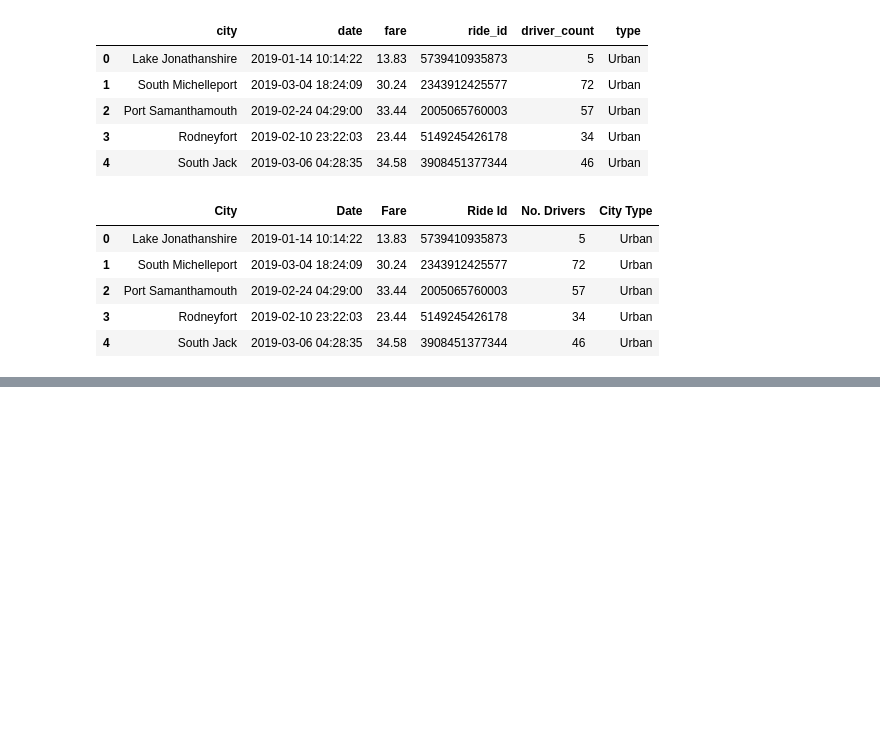
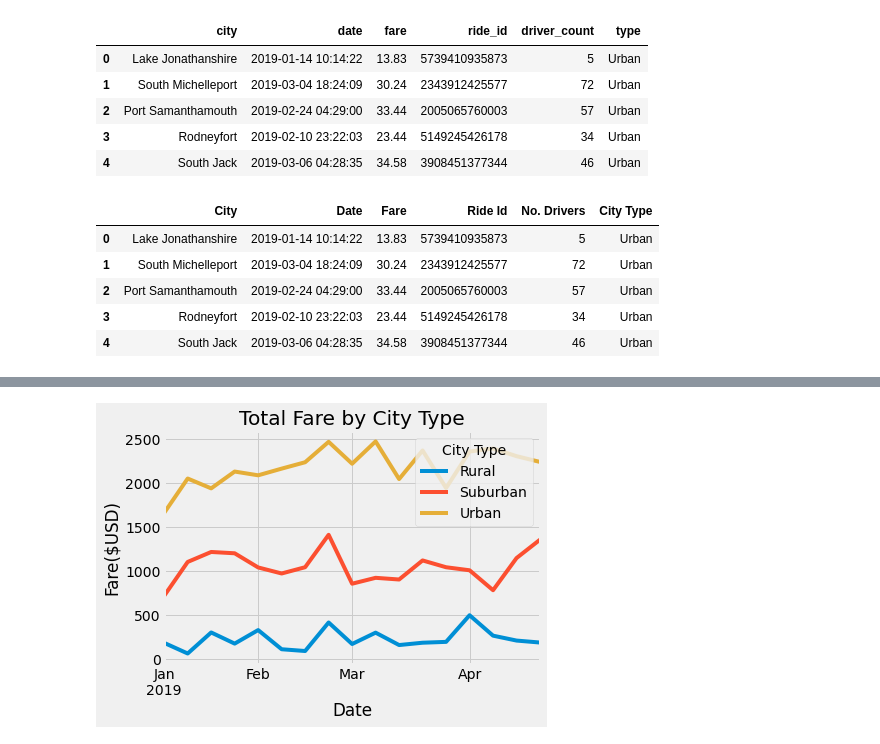
Before and after one commit to JeffHastings/PyBer_Analysis, a Jupyter notebook: PyBer_Multi_Line_Plot.ipynb, the cells around one changed output, grey strips where cells are left out. Saved outputs shown, nothing was run; the diff lists cells and outputs as text; code cells hidden in the pictures; blank space fills up the shorter version.

Commit message:
Final Challenge Submission
Chart, summary, and code

```diff
--- a/PyBer_Multi_Line_Plot.ipynb
+++ b/PyBer_Multi_Line_Plot.ipynb
@@ -67,0 +178,4 @@ renamed_df.head()
+# %%
+#Set DataFrame index to Date
+Fares_by_Type_df = Fares_by_Type_df.set_index('Date')
+Fares_by_Type_df
@@ -67,0 +197,4 @@ renamed_df.head()
+# %%
+#Create a pivot table dataframe
+Pivot_Table_by_Week = Fares_by_Type_df.pivot_table(index ='Date', columns = 'City Type', values = 'Fare')
+Pivot_Table_by_Week
@@ -67,0 +234,3 @@ renamed_df.head()
+# %%
+Pivot_Table_by_Week_df= pd.DataFrame(Pivot_Table_by_Week.loc['2019-01-01':'2019-04-28'])
+Pivot_Table_by_Week_df
@@ -67,0 +281,5 @@ renamed_df.head()
+# %%
+# Get the sum of the fares by week.
+
+Weekly_Fares_Grouped = Pivot_Table_by_Week_df.resample('W').sum()
+Weekly_Fares_Grouped
@@ -67,0 +306,25 @@ renamed_df.head()
+# %%
+#Create the plot with ax.plt()
+#fig, ax = plt.subplots ()
+
+#Select Style
+plt.style.use('fivethirtyeight')
+
+#Select Data to Plot
+Five_Thirty_Eight_Plot= Weekly_Fares_Grouped.plot()
+
+# Plot the data.
+#pyber_ride_df.plot(x="Month", y="Avg. Fare ($USD)")
+#plt.xticks(tick_locations, pyber_ride_df["Month"])
+
+ax = plt.axes()
+#ax.plot(x,y)
+#ax.set_xticks('Jan', 'Feb', 'Mar', 'Apr')
+#ax.set_xlabel('2019')
+ax.set_ylabel('Fare($USD)')
+ax.set_title("Total Fare by City Type")
+
+plt.savefig("analysis/Mod5_Challenge.png")
+plt.show()
+# %% [output]
+[figure, added]
```
Also changed, not shown: parts of 23 cells of this notebook, 2 other files.
